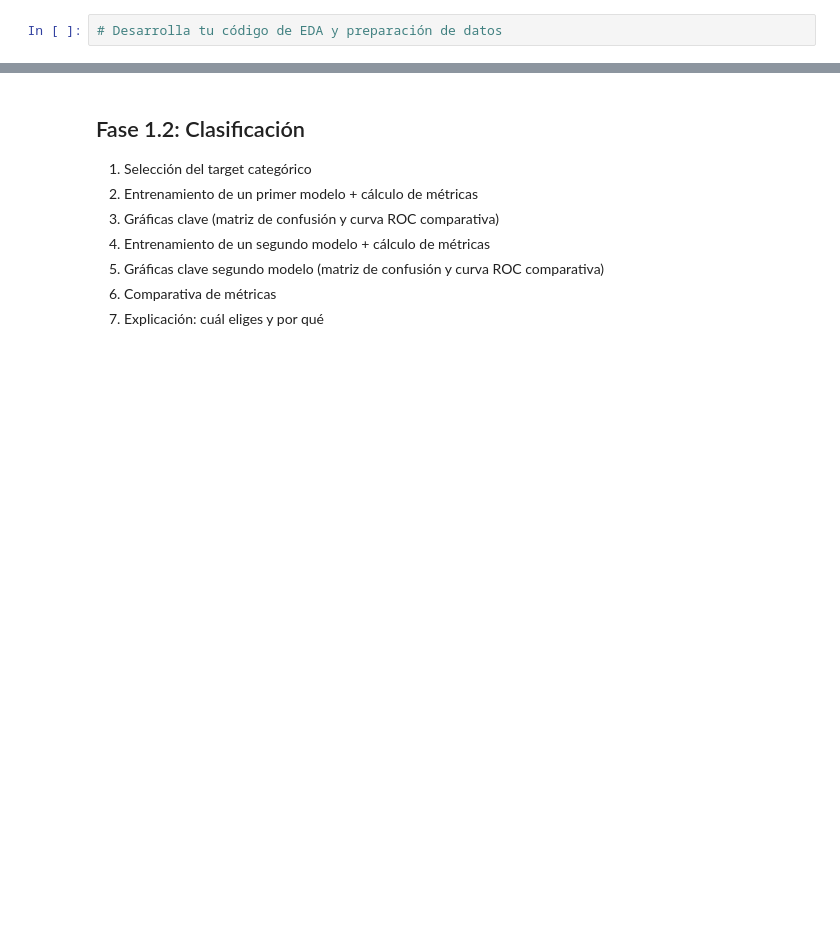
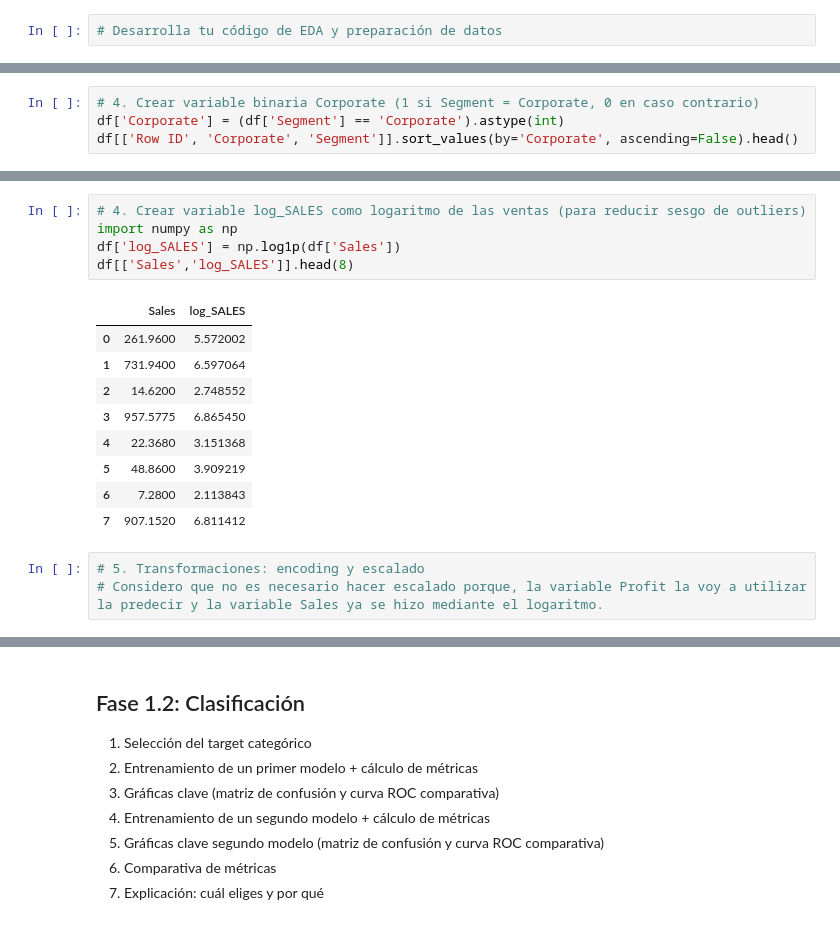
Before and after one commit to ignacastiguti/Repositorio, a Jupyter notebook: [00] - Workshops/Workshop_ML_PartTime.ipynb, the cells around one changed output, grey strips where cells are left out. Saved outputs shown, nothing was run; the diff lists cells and outputs as text; blank space fills up the shorter version.

```diff
--- a/[00] - Workshops/Workshop_ML_PartTime.ipynb
+++ b/[00] - Workshops/Workshop_ML_PartTime.ipynb
@@ -72,0 +159,4 @@ df.head()
+# %%
+# 4. Crear variable binaria Corporate (1 si Segment = Corporate, 0 en caso contrario)
+df['Corporate'] = (df['Segment'] == 'Corporate').astype(int)
+df[['Row ID', 'Corporate', 'Segment']].sort_values(by='Corporate', ascending=False).head()
@@ -72,0 +170,18 @@ df.head()
+# %%
+# 4. Crear variable log_SALES como logaritmo de las ventas (para reducir sesgo de outliers)
+import numpy as np
+df['log_SALES'] = np.log1p(df['Sales'])
+df[['Sales','log_SALES']].head(8)
+# %% [output]
+|  | Sales | log_SALES |
+| 0 | 261.9600 | 5.572002 |
+| 1 | 731.9400 | 6.597064 |
+| 2 | 14.6200 | 2.748552 |
+| 3 | 957.5775 | 6.865450 |
+| 4 | 22.3680 | 3.151368 |
+| 5 | 48.8600 | 3.909219 |
+| 6 | 7.2800 | 2.113843 |
+| 7 | 907.1520 | 6.811412 |
+# %%
+# 5. Transformaciones: encoding y escalado
+# Considero que no es necesario hacer escalado porque, la variable Profit la voy a utilizar la predecir y la variable Sales ya se hizo mediante el logaritmo.
```
Also changed, not shown: parts of 12 cells of this notebook.
